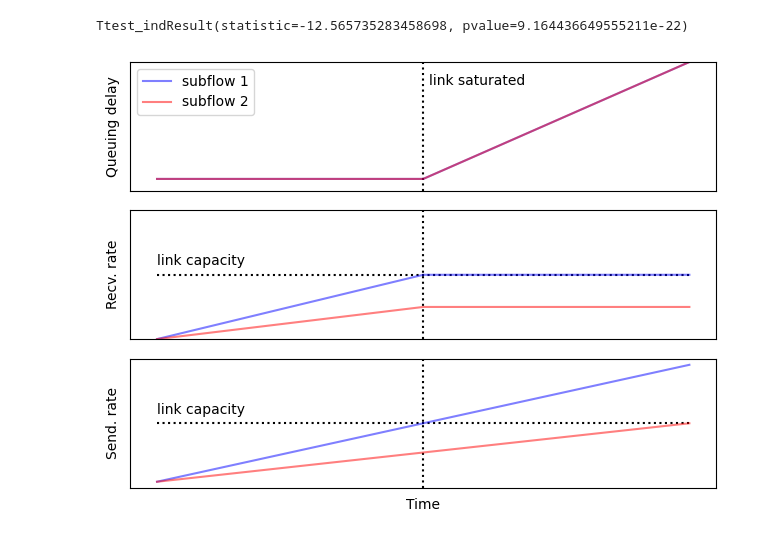
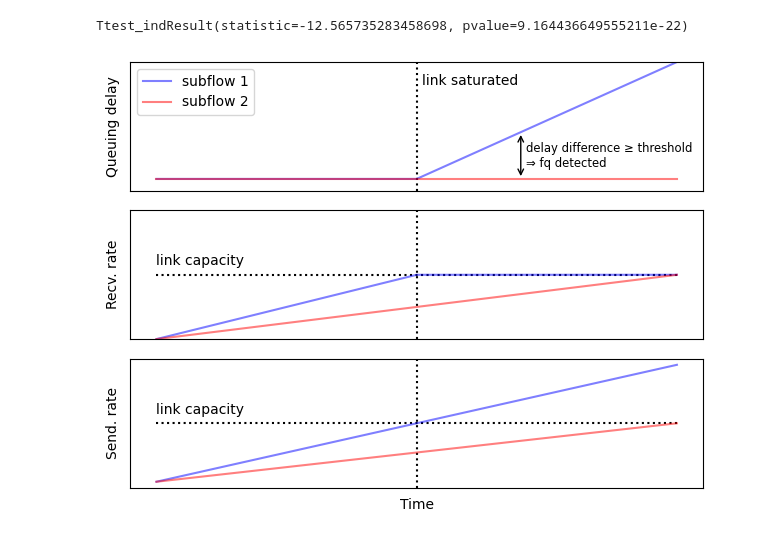
Before and after one commit to muxamilian/fair-queuing-aware-congestion-control, a Jupyter notebook: sample/evaluation_playground.ipynb, the cells around one changed output. Drawn from its saved outputs; the diff is of its cells as text; code cells hidden in the pictures.

```diff
--- a/sample/evaluation_playground.ipynb
+++ b/sample/evaluation_playground.ipynb
@@ -150,32 +150,32 @@ ax3.axvline(x=0.5, linestyle=':', color='black')
 ax2.axvline(x=0.5, linestyle=':', color='black')
 ax1.axvline(x=0.5, linestyle=':', color='black')
 
 ax3.plot((0, 1), (0.5, 0.5), 'k:')
 ax2.plot((0, 1), (0.5, 0.5), 'k:')
 ax3.plot((0, 1), (0, 1), color='blue', alpha=0.5)
 ax3.plot((0, 1), (0, 0.5), color='red', alpha=0.5)
 
-fq = False
+fq = True
 if fq:
     ax2.plot((0, 0.5, 1), (0, 0.5, 0.5), color='blue', alpha=0.5)
     ax2.plot((0, 1), (0, 0.5), color='red', alpha=0.5)
     ax1.plot((0, 0.5, 1), (0, 0, 1.0), color='blue', alpha=0.5, label='subflow 1')
     ax1.plot((0, 1), (0, 0), color='red', alpha=0.5, label='subflow 2')
     ax1.text(0.51, 0.8, 'link saturated')
     ax1.annotate('', xy=(0.7,0.4), xytext=(0.7,0), arrowprops=dict(arrowstyle='<->'))
     ax1.text(0.71, 0.1, 'delay difference ≥ threshold\n⇒ fq detected', fontdict={'fontsize': 'small'})
 else:
     ax2.plot((0, 0.5, 1), (0, 0.5, 0.5), color='blue', alpha=0.5)
     ax2.plot((0, 0.5, 1), (0, 0.25, 0.25), color='red', alpha=0.5)
     ax1.plot((0, 0.5, 1), (0, 0, 1.0), color='blue', alpha=0.5, label='subflow 1')
     ax1.plot((0, 0.5, 1), (0, 0, 1.0), color='red', alpha=0.5, label='subflow 2')
     ax1.text(0.51, 0.8, 'link saturated')
 
 ax1.legend()
 
 plt.tight_layout()
 plt.savefig(f"plots/concept_{'fq' if fq else 'fcfs'}.pdf", bbox_inches = 'tight', pad_inches = 0)
 
 plt.show()
 # %% [output]
-[figure, old version]
+[figure, new version]
```
Also changed, not shown: 2 other files.
